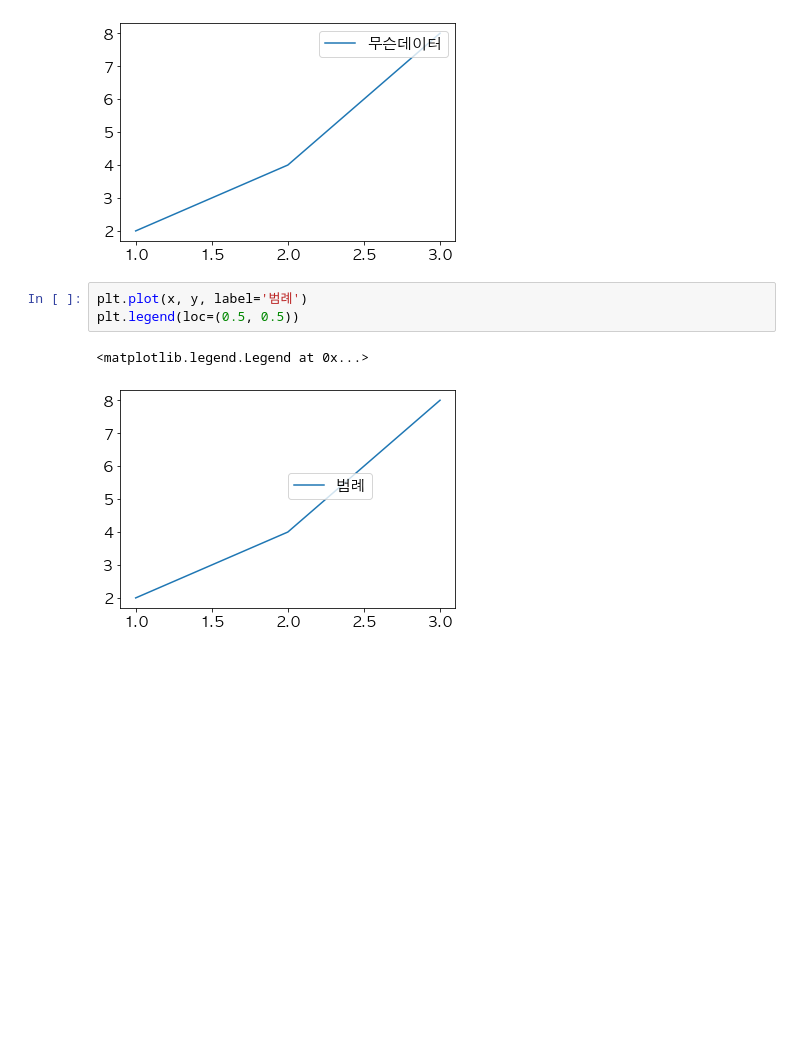
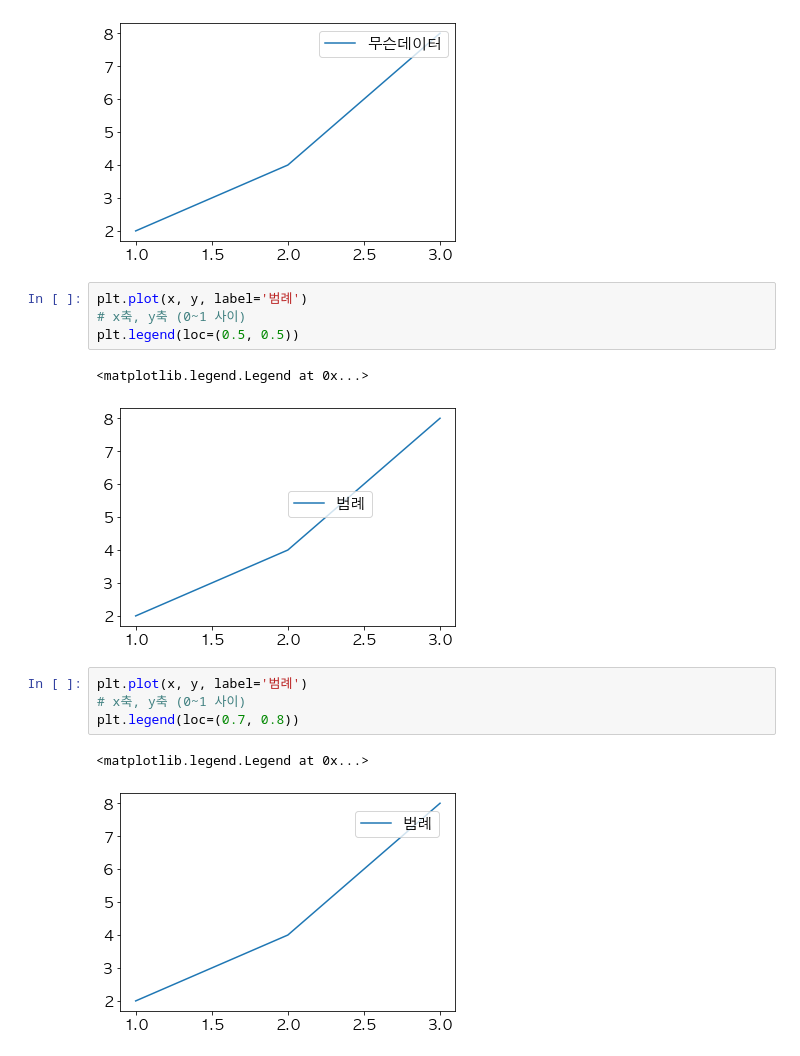
Before and after one commit to jexists/study_python, a Jupyter notebook: machine_learning/260324_inflearn/matplotlib/03.legend.ipynb, the cells around one changed output. Cells and saved outputs as stored; diff of their text form; blank space fills up the shorter version.

```diff
--- a/machine_learning/260324_inflearn/matplotlib/03.legend.ipynb
+++ b/machine_learning/260324_inflearn/matplotlib/03.legend.ipynb
@@ -46,7 +46,15 @@ plt.legend(loc='upper right')
 [figure]
 # %%
 plt.plot(x, y, label='범례')
+# x축, y축 (0~1 사이)
 plt.legend(loc=(0.5, 0.5))
 # %% [output]
 <matplotlib.legend.Legend at 0x...>
 [figure]
+# %%
+plt.plot(x, y, label='범례')
+# x축, y축 (0~1 사이)
+plt.legend(loc=(0.7, 0.8))
+# %% [output]
+<matplotlib.legend.Legend at 0x...>
+[figure, added]
```
